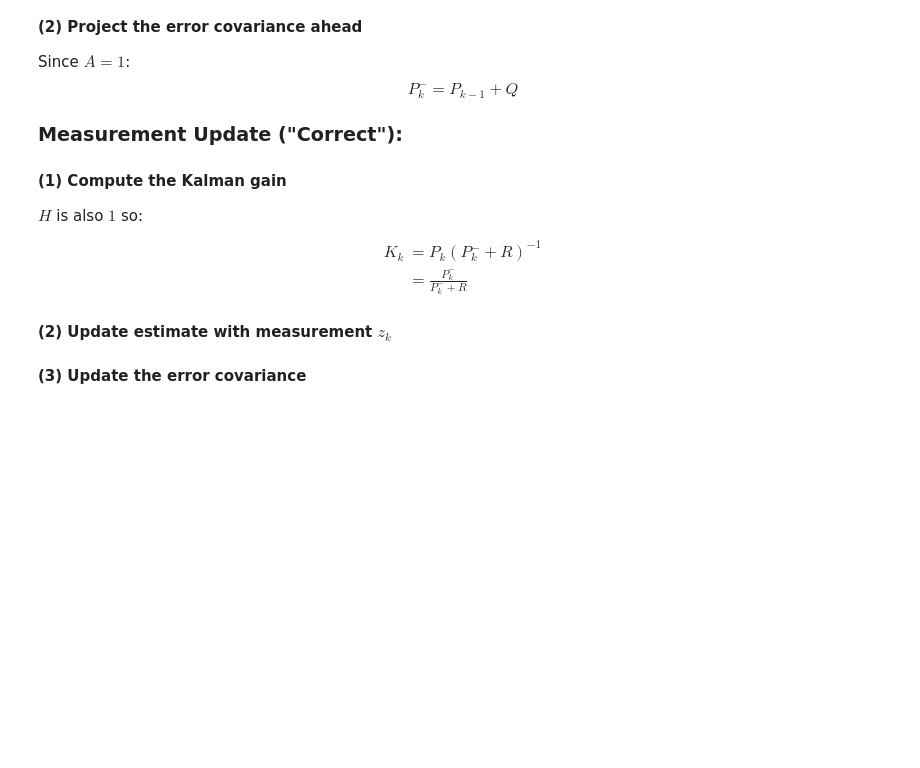
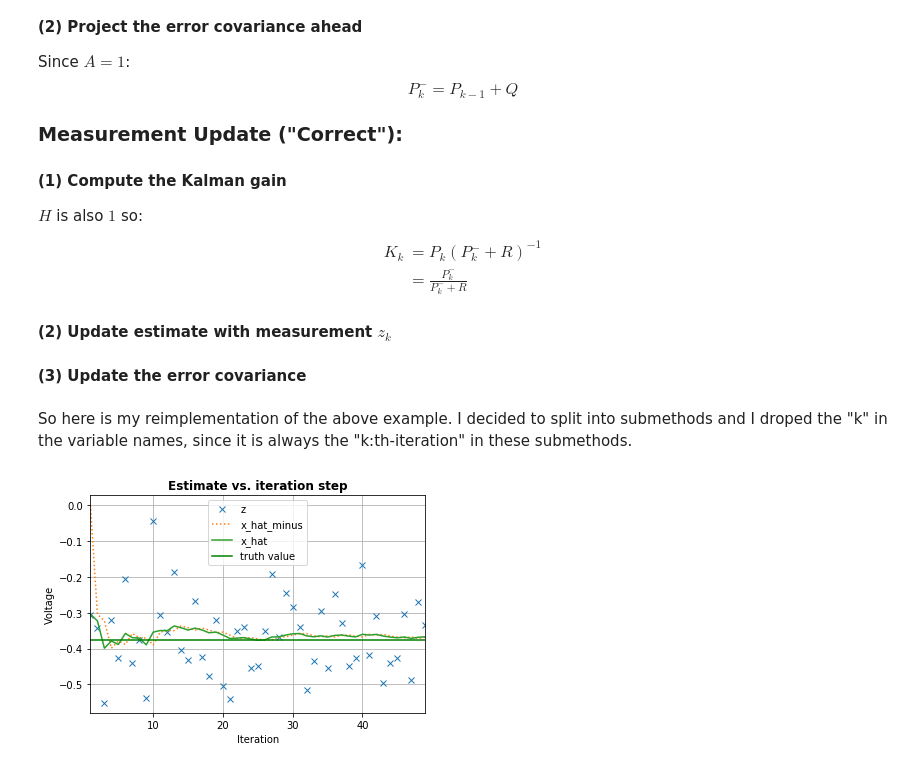
Before and after one commit to martinlarsalbert/feature_selection, a Jupyter notebook: _notebooks/2020-09-01-01_kalman_filter.ipynb, the cells around one changed output. Saved outputs shown, nothing was run; the diff lists cells and outputs as text; code cells hidden in the pictures; blank space fills up the shorter version.

```diff
--- a/_notebooks/2020-09-01-01_kalman_filter.ipynb
+++ b/_notebooks/2020-09-01-01_kalman_filter.ipynb
@@ -192,0 +159,2 @@ for k in range(1,n_iter):
+# %% [markdown]
+So here is my reimplementation of the above example. I decided to split into submethods and I droped the "k" in the variable names, since it is always the "k:th-iteration" in these submethods.
@@ -192,0 +252,23 @@ for k in range(1,n_iter):
+# %%
+#collapse
+H = np.array([1])
+
+# intial guesses
+x_hat_0 = 0.0
+P_0 = 1.0
+df = kalman_filter(z=z, x_hat_0=x_hat_0, P_0=P_0, R=R, Q=Q, H=H)
+
+## Plotting:
+fig,ax=plt.subplots()
+df.plot(y=['z'], style='x', ax=ax)
+df.plot(y=['x_hat_minus'], style=':', ax=ax)
+df.plot(y=['x_hat'], style='-', ax=ax)
+
+ax.axhline(x,color='g',label='truth value')
+ax.legend()
+ax.set_title('Estimate vs. iteration step', fontweight='bold')
+ax.set_xlabel('Iteration')
+ax.set_ylabel('Voltage');
+ax.grid(True)
+# %% [output]
+[figure, added]
```
Also changed, not shown: parts of 13 cells of this notebook.
